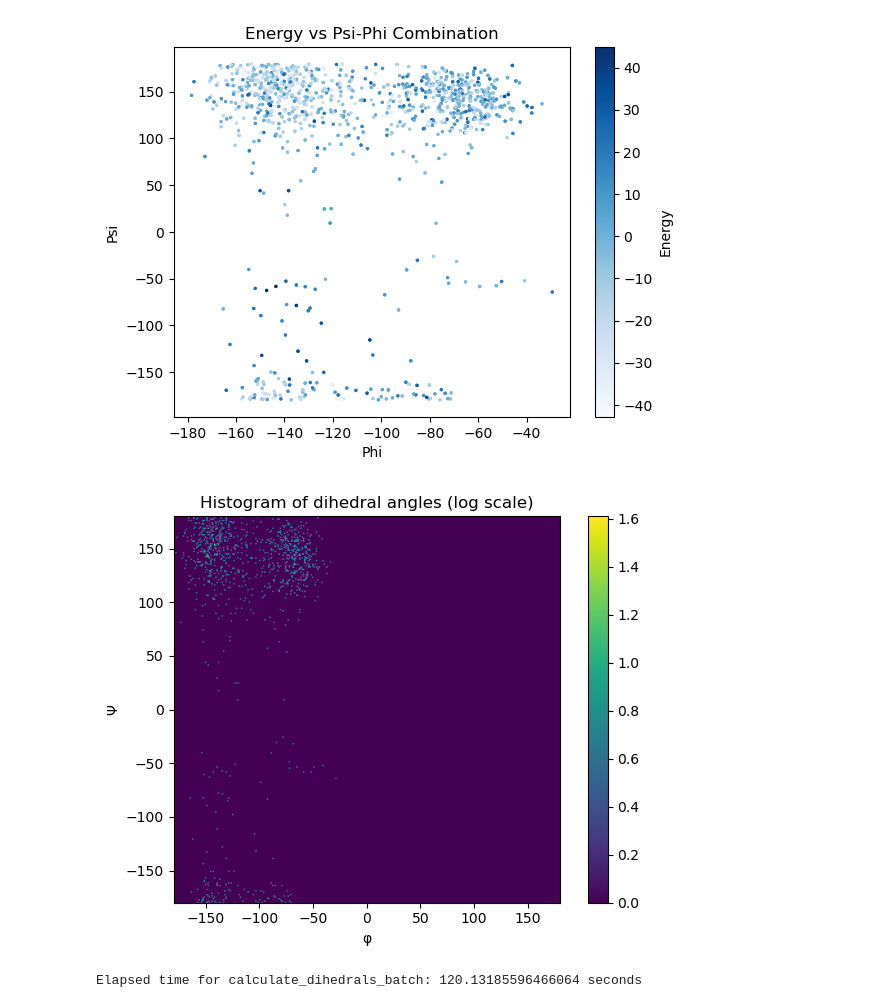
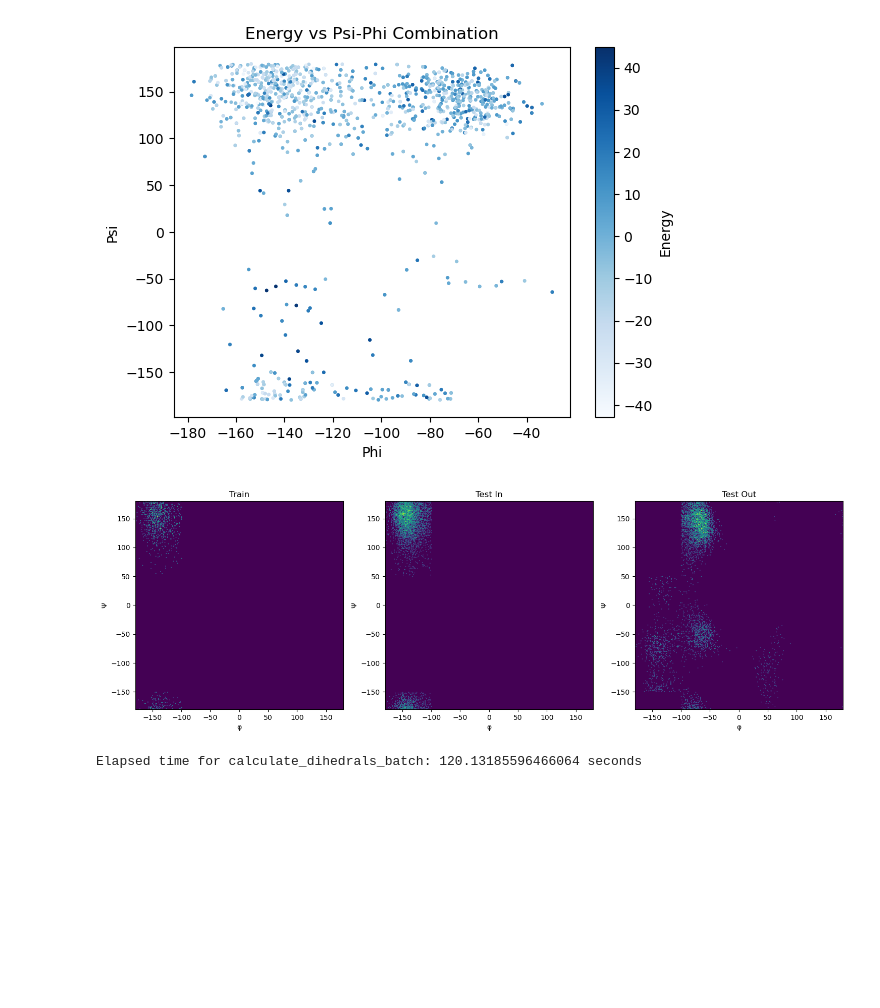
Before and after one commit to balu1029/gnn_uncertainty, a Jupyter notebook: datasets/helper/cv_visualizer.ipynb, the cells around one changed output. Saved outputs shown, nothing was run; the diff lists cells and outputs as text; code cells hidden in the pictures; blank space fills up the shorter version.

```diff
--- a/datasets/helper/cv_visualizer.ipynb
+++ b/datasets/helper/cv_visualizer.ipynb
@@ -106,8 +148,14 @@ with open(xyz_file, 'r') as f:
 indizes1 = [4, 6, 8, 14]
 indizes2 = [6, 8, 14, 16]
 
-psi_xyz = calculate_dihedrals_batch(molecules, indizes1)
-phi_xyz = calculate_dihedrals_batch(molecules, indizes2)
+psi_train = calculate_dihedrals_batch(molecules_train, indizes1)
+phi_train = calculate_dihedrals_batch(molecules_train, indizes2)
+
+psi_test_in = calculate_dihedrals_batch(molecules_test_in, indizes1)
+phi_test_in = calculate_dihedrals_batch(molecules_test_in, indizes2)
+
+psi_test_out = calculate_dihedrals_batch(molecules_test_out, indizes1)
+phi_test_out = calculate_dihedrals_batch(molecules_test_out, indizes2)
 # %%
 from scipy.ndimage import gaussian_filter
 
@@ -136,12 +184,21 @@ plt.show()
 # %% [output]
 "plt.show()\nplt.scatter(psi_xyz, phi_xyz, c=energies, cmap='Blues', s=2)\nplt.colorbar(label='Energy')\nplt.xlabel('Phi')\nplt.ylabel('Psi')\nplt.title('Energy vs Psi-Phi Combination')\nplt.show()\n"
 [figure]
-# %%
-hist_xyz, xedges_xyz, yedges_xyz = np.histogram2d(phi_xyz, psi_xyz, bins=300, range=[[-180, 180], [-180, 180]])
-log_hist_xyz = np.log(hist_xyz+1)
-plot_histogram(log_hist_xyz, xedges_xyz, yedges_xyz)
-# %% [output]
-[figure, removed]
+# %%
+hist_train, xedges_train, yedges_train = np.histogram2d(phi_train, psi_train, bins=300, range=[[-180, 180], [-180, 180]])
+log_hist_xyz = np.log(hist_train+1)
+
+
+hist_test_in, xedges_test_in, yedges_test_in = np.histogram2d(phi_test_in, psi_test_in, bins=300, range=[[-180, 180], [-180, 180]])
+log_hist_test_in = np.log(hist_test_in+1)
+
+
+hist_test_out, xedges_test_out, yedges_test_out = np.histogram2d(phi_test_out, psi_test_out, bins=300, range=[[-180, 180], [-180, 180]])
+log_hist_test_out = np.log(hist_test_out+1)
+
+plot_multiple_histograms([log_hist_xyz, log_hist_test_in, log_hist_test_out], [xedges_train, xedges_test_in, xedges_test_out], [yedges_train, yedges_test_in, yedges_test_out], titles=['Train', 'Test In', 'Test Out'])
+# %% [output]
+[figure, added]
 # %%
 indizes1 = [4, 6, 8, 14]
 indizes2 = [6, 8, 14, 16]
```
Also changed, not shown: parts of 1 cell of this notebook, 45 other files.
